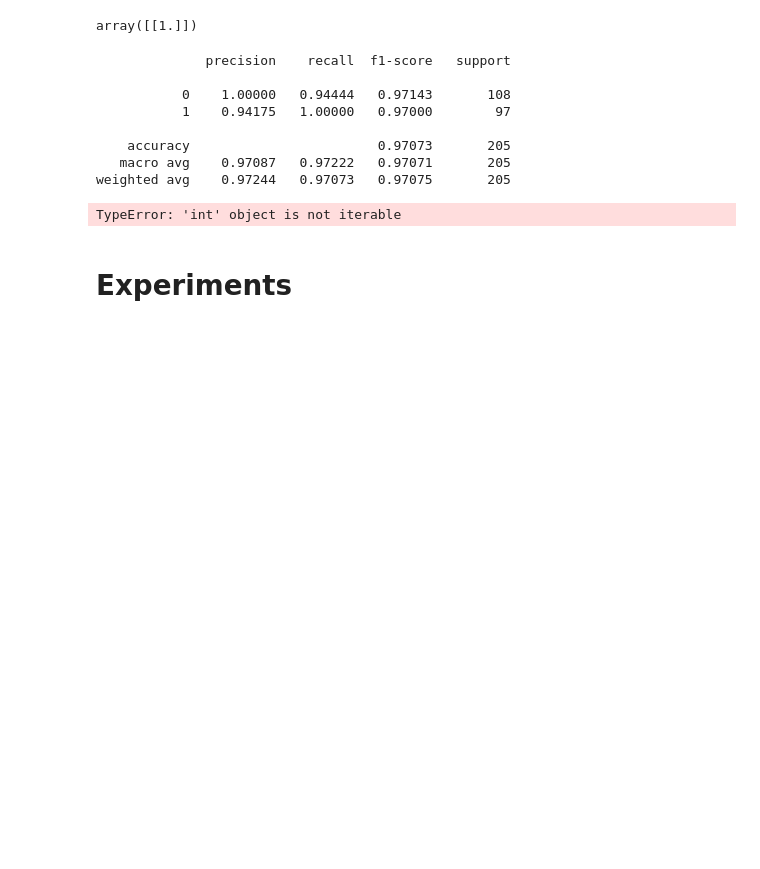
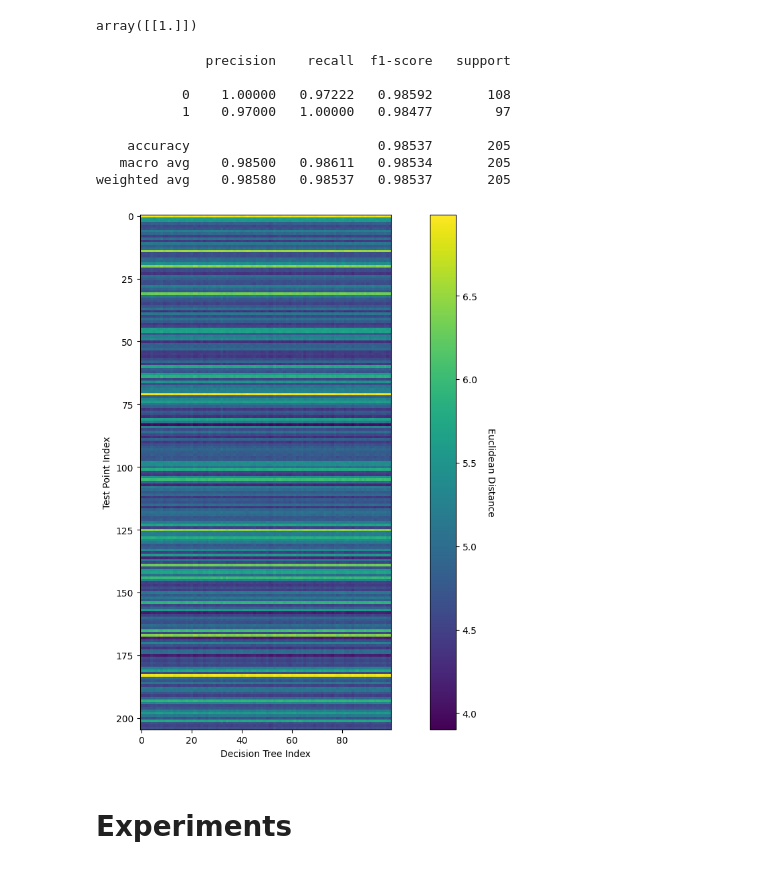
Before and after one commit to ilangofman/CSC2515-Locally-Weighted-Random-Forests, a Jupyter notebook: heart_dataset_analysis.ipynb, the cells around one changed output. Cells and saved outputs as stored; diff of their text form; code cells hidden in the pictures; blank space fills up the shorter version.

Commit message:
Add distance plot

```diff
--- a/heart_dataset_analysis.ipynb
+++ b/heart_dataset_analysis.ipynb
@@ -158,7 +158,7 @@ cosine_similarity([[1]],[[5]])
 array([[1.]])
 # %%
 # Train the model with the best parameters:
-lwrf = LocallyWeightedRandomForest(n_estimators=100, temp=0.15, distance_aggregation_function=mean_distance, distance_function=cosine_similarity, max_depth=15, max_samples=0.75)
+lwrf = LocallyWeightedRandomForest(n_estimators=100, temp=0.15, distance_aggregation_function=mean_distance, distance_function=euclidean_distance, max_depth=50, max_samples=0.75)
 lwrf.fit(train_X, train_y)
 predictions = lwrf.predict(test_X)
 
@@ -166,16 +166,26 @@ print(classification_report(test_y, predictions, digits=5))
 # %% [output]
               precision    recall  f1-score   support
 
-           0    1.00000   0.94444   0.97143       108
-           1    0.94175   1.00000   0.97000        97
+           0    1.00000   0.97222   0.98592       108
+           1    0.97000   1.00000   0.98477        97
 
-    accuracy                        0.97073       205
-   macro avg    0.97087   0.97222   0.97071       205
-weighted avg    0.97244   0.97073   0.97075       205
+    accuracy                        0.98537       205
+   macro avg    0.98500   0.98611   0.98534       205
+weighted avg    0.98580   0.98537   0.98537       205
 # %%
-predictions = lwrf.predict(test_X)
+distances = lwrf.analyze_distances(test_X)
-# %% [output]
-TypeError: 'int' object is not iterable
+# %%
+# plot an image of the distances
+fig, ax = plt.subplots(figsize=(15,10))
+vals = ax.imshow(distances)
+# plt.axis('off')
+cbar = plt.colorbar(vals, ax=ax)
+cbar.set_label('Euclidean Distance', rotation=270, labelpad=20)
+ax.set_xlabel('Decision Tree Index')
+ax.set_ylabel('Test Point Index')
+plt.savefig('distances.pdf', bbox_inches='tight')
+# %% [output]
+[figure, added]
 # %% [markdown]
 # Experiments
 # %% [markdown]
```
